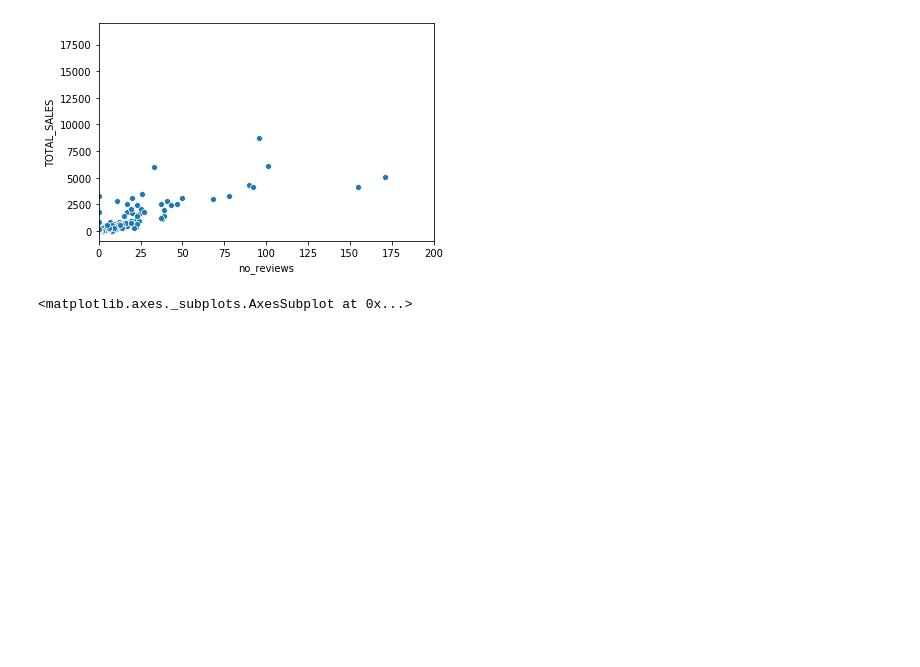
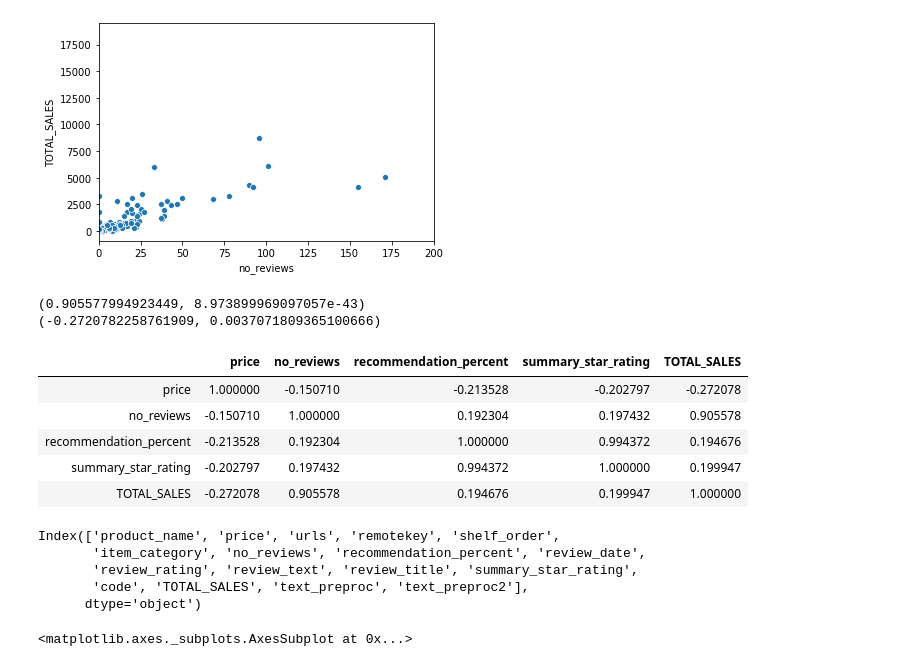
Before and after one commit to risdallseis/expenditure_prox, a Jupyter notebook: sales_correlation_plots.ipynb, the cells around one changed output. Saved outputs shown, nothing was run; the diff lists cells and outputs as text; code cells hidden in the pictures; blank space fills up the shorter version.

```diff
--- a/sales_correlation_plots.ipynb
+++ b/sales_correlation_plots.ipynb
@@ -92,6 +70,30 @@ plt.xlim([0,200])
 # %% [output]
 (0, 200)
 [figure]
+# %%
+import scipy
+print(scipy.stats.pearsonr(laptops['no_reviews'],laptops['TOTAL_SALES']))
+print(scipy.stats.pearsonr(laptops['price'],laptops['TOTAL_SALES']))
+# %% [output]
+(0.905577994923449, 8.973899969097057e-43)
+(-0.2720782258761909, 0.0037071809365100666)
+# %%
+laptops[['price','no_reviews','recommendation_percent','summary_star_rating','TOTAL_SALES']].corr()
+# %% [output]
+|  | price | no_reviews | recommendation_percent | summary_star_rating | TOTAL_SALES |
+| price | 1.000000 | -0.150710 | -0.213528 | -0.202797 | -0.272078 |
+| no_reviews | -0.150710 | 1.000000 | 0.192304 | 0.197432 | 0.905578 |
+| recommendation_percent | -0.213528 | 0.192304 | 1.000000 | 0.994372 | 0.194676 |
+| summary_star_rating | -0.202797 | 0.197432 | 0.994372 | 1.000000 | 0.199947 |
+| TOTAL_SALES | -0.272078 | 0.905578 | 0.194676 | 0.199947 | 1.000000 |
+# %%
+laptops.columns
+# %% [output]
+Index(['product_name', 'price', 'urls', 'remotekey', 'shelf_order',
+       'item_category', 'no_reviews', 'recommendation_percent', 'review_date',
+       'review_rating', 'review_text', 'review_title', 'summary_star_rating',
+       'code', 'TOTAL_SALES', 'text_preproc', 'text_preproc2'],
+      dtype='object')
 # %%
 # desktops
 
```
Also changed, not shown: parts of 9 cells of this notebook.
